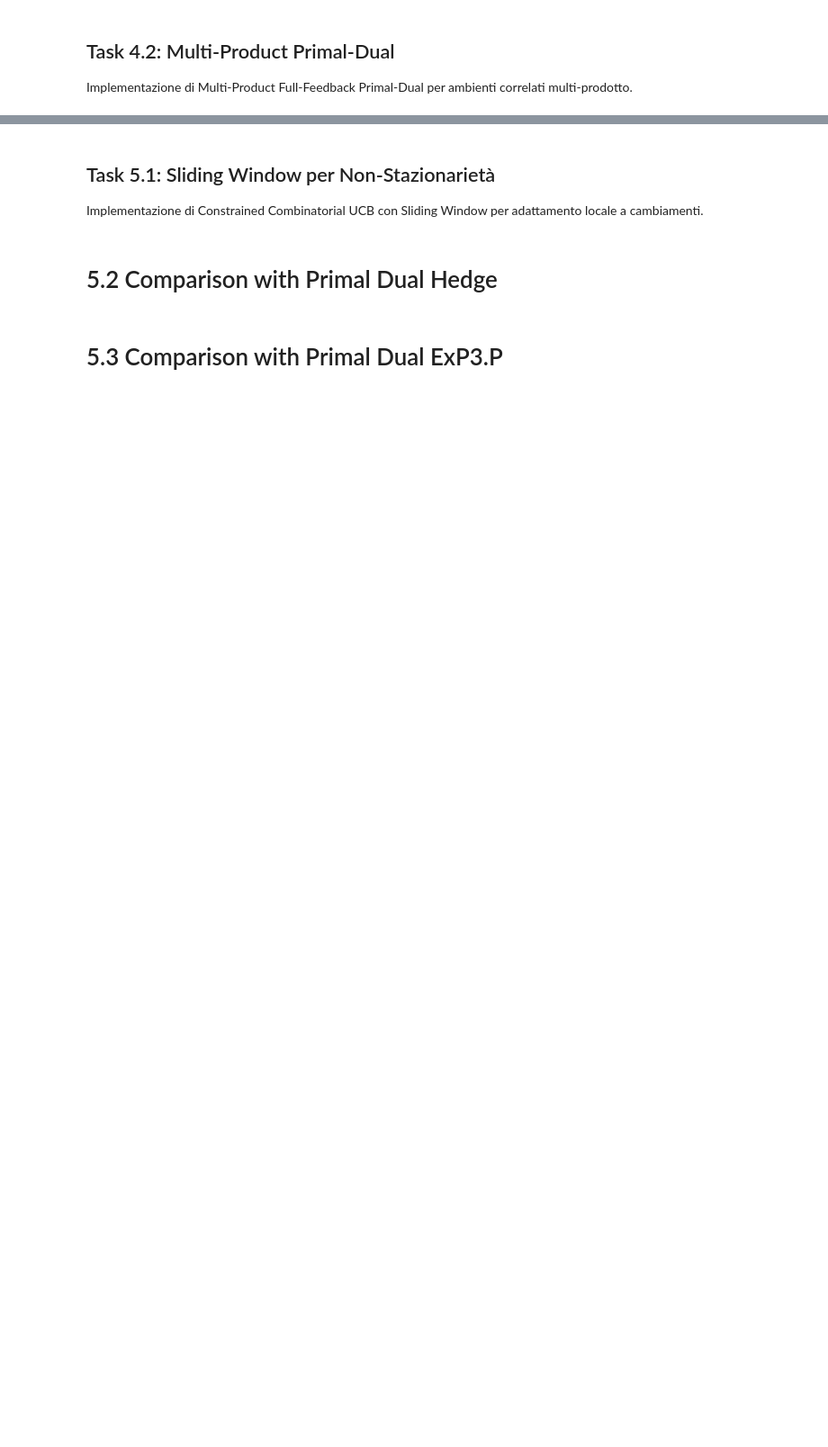
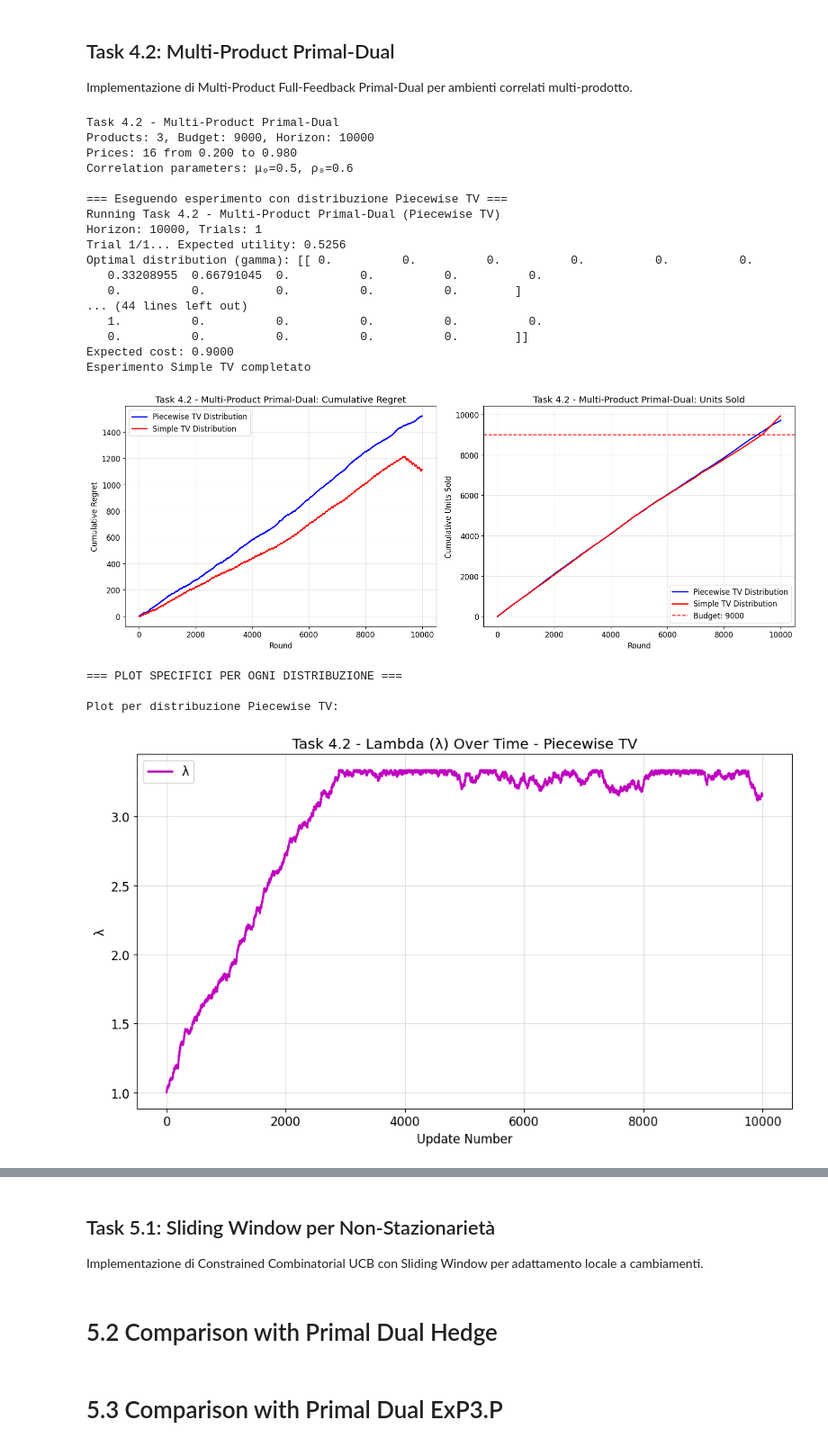
Before and after one commit to aceci0127/Online-Learning-Application-Group-Project, a Jupyter notebook: notebook.ipynb, the cells around one changed output, grey strips where cells are left out. Shown at 90% size. Saved outputs shown, nothing was run; the diff lists cells and outputs as text; code cells hidden in the pictures; blank space fills up the shorter version.

```diff
--- a/notebook.ipynb
+++ b/notebook.ipynb
@@ -698,7 +759,7 @@ class Task4_2_Runner(StandardExperimentRunner):
             'num_regimes': self.config.horizon // 4
         }
         self.env = MultiProductBudgetedPricingEnvironment(
-            self.config.horizon, self.n_products, valuation_params, distribution=self.distribution, rng=rng
+            self.config.horizon, self.n_products, valuation_params, distribution=self.distribution, rng=rng, price_grid=self.price_grid
         )
         return self.env
 
@@ -725,30 +786,53 @@ config = ExperimentConfig(
     distribution=[Distribution.PIECEWISE_TV, Distribution.SIMPLE_TV]
 )
 
 print(f"Task 4.2 - Multi-Product Primal-Dual")
 print(f"Products: {config.n_products}, Budget: {config.budget}, Horizon: {config.horizon}")
 print(f"Prices: {len(prices)} from {prices[0]:.3f} to {prices[-2]:.3f}")
 print(f"Correlation parameters: μ₀=0.5, ρ₀=0.6")
 
 multi_runner = MultiDistributionRunner(Task4_2_Runner, config)
 results = multi_runner.run_experiment()
 
 multi_runner.plot_comparison(show_units=True, show_budget=True)
 
 print(f"\n=== PLOT SPECIFICI PER OGNI DISTRIBUZIONE ===")
 for name, result in results.items():
     print(f"\nPlot per distribuzione {name}:")
 
     StandardPlotter.plot_lambda(
         result.final_agents[0], title=f"Task 4.2 - Lambda (λ) Over Time - {name}")
 
     if hasattr(result.final_agents[0], 'hedge_prob_history'):
         StandardPlotter.plot_multi_hedge_probabilities(
             result.final_agents[0],
             title=f"Task 4.2 - Multi-Product Hedge Probabilities Over Time - {name}")
     else:
         print(f"Multi-hedge probabilities non disponibili per {name} (EXP3.P Bandit Feedback)")
 
 multi_runner.print_analysis()
 
 multi_runner.plot_arm_distributions()
+# %% [output]
+Task 4.2 - Multi-Product Primal-Dual
+Products: 3, Budget: 9000, Horizon: 10000
+Prices: 16 from 0.200 to 0.980
+Correlation parameters: μ₀=0.5, ρ₀=0.6
+
+=== Eseguendo esperimento con distribuzione Piecewise TV ===
+Running Task 4.2 - Multi-Product Primal-Dual (Piecewise TV)
+Horizon: 10000, Trials: 1
+Trial 1/1... Expected utility: 0.5256
+Optimal distribution (gamma): [[ 0.          0.          0.          0.          0.          0.
+   0.33208955  0.66791045  0.          0.          0.          0.
+   0.          0.          0.          0.          0.        ]
+... (44 lines left out)
+   1.          0.          0.          0.          0.          0.
+   0.          0.          0.          0.          0.        ]]
+Expected cost: 0.9000
+Esperimento Simple TV completato
+[figure, added]
+=== PLOT SPECIFICI PER OGNI DISTRIBUZIONE ===
+
+Plot per distribuzione Piecewise TV:
+[figure, added]
```
Also changed, not shown: parts of 8 cells of this notebook, 4 other files.
